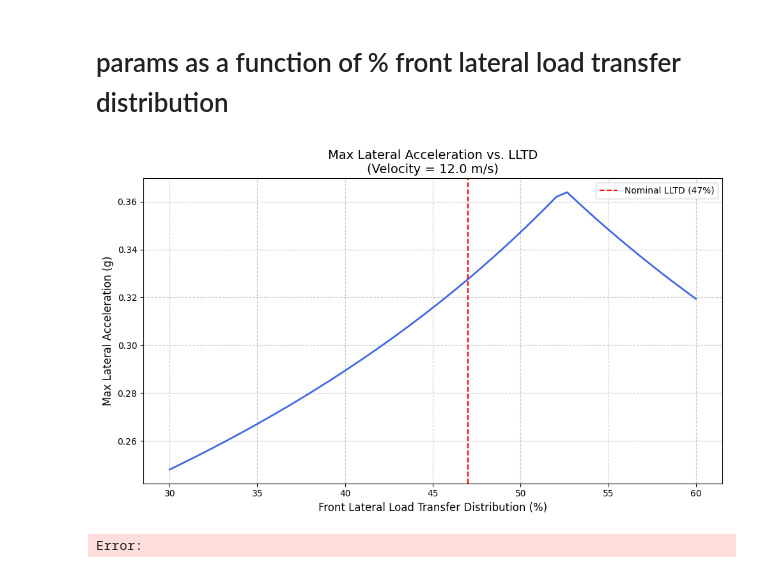
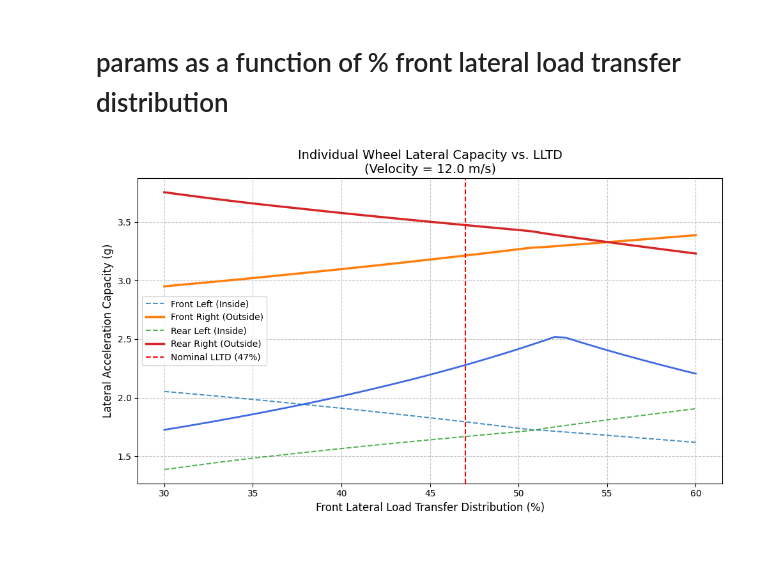
Before and after one commit to Formula-Electric-Berkeley/FEBSim, a Jupyter notebook: GGV_plot/GGV_TireEllipses_Final.ipynb, the cells around one changed output. Cells and saved outputs as stored; diff of their text form; code cells hidden in the pictures.

```diff
--- a/GGV_plot/GGV_TireEllipses_Final.ipynb
+++ b/GGV_plot/GGV_TireEllipses_Final.ipynb
@@ -997,42 +590,93 @@ A = 1.0                 # m^2
 AERO_FRONT_BAL = 0.50   # Aero balance
 
 # Simulation Constraints
-MAX_VELOCITY = 12.0         # m/s (Constant speed requested)
+MAX_VELOCITY = 12.0         # m/s
 ITERATIONS = 10
 
 # Sweep LLTD from 0.3 to 0.6
 lltd_values = np.linspace(0.3, 0.6, 50)
 max_ay_results = []
+ay_fl_results = []
+ay_fr_results = []
+ay_rl_results = []
+ay_rr_results = []
 
+def per_wheel_lat_limits(V, k_longitudinal=2, phi_front=PHI_FRONT):
+    ay_guess = 0.0
+
+    for _ in range(PER_WHEEL_SPEED_ITERATIONS):
+        # Get current vertical loads based on current ay guess
+        Fz_fl, Fz_fr, Fz_rl, Fz_rr = per_wheel_loads(
+            V, ax=0.0, ay=ay_guess, k_longitudinal=k_longitudinal, phi_front=phi_front
+        )
+
+        # Calculate max lateral force capacity for each tire (Fy = mu * Fz)
+        fy_max_fl = peak_lateral(Fz_fl)
+        fy_max_fr = peak_lateral(Fz_fr)
+        fy_max_rl = peak_lateral(Fz_rl)
+        fy_max_rr = peak_lateral(Fz_rr)
+
+        # Convert force to acceleration capacity (a = F / m)
+        ay_fl = fy_max_fl / (M * FRONT_STATIC_FRAC / 2.0)
+        ay_fr = fy_max_fr / (M * FRONT_STATIC_FRAC / 2.0)
+        ay_rl = fy_max_rl / (M * (1.0 - FRONT_STATIC_FRAC) / 2.0)
+        ay_rr = fy_max_rr / (M * (1.0 - FRONT_STATIC_FRAC) / 2.0)
+
+        ay_next = min(ay_fl, ay_fr, ay_rl, ay_rr)
+
+        if abs(ay_next - ay_guess) < 1e-3:
+            break
+        ay_guess = ay_next
+
+    return ay_fl, ay_fr, ay_rl, ay_rr
 
 for phi in lltd_values:
     _, _, max_ay = per_speed_limits(MAX_VELOCITY, k_longitudinal=K_LONGITUDINAL, phi_front=phi)
     max_ay = max_ay
     max_ay_results.append(max_ay)
 
+    ay_fl, ay_fr, ay_rl, ay_rr = per_wheel_lat_limits(MAX_VELOCITY, k_longitudinal=K_LONGITUDINAL, phi_front=phi)
 
-# PLOT
+    ay_fl_results.append(ay_fl)
+    ay_fr_results.append(ay_fr)
+    ay_rl_results.append(ay_rl)
+    ay_rr_results.append(ay_rr)
+
+ay_fl_results = np.array(ay_fl_results) / G
+ay_fr_results = np.array(ay_fr_results) / G
+ay_rl_results = np.array(ay_rl_results) / G
+ay_rr_results = np.array(ay_rr_results) / G
+
+
+# PLOT EVERYTHNG WHOOP WHOOP
 # Create the figure and axes objects
 fig, ax = plt.subplots(figsize=(10, 6))
 
 # Plot the data on the axes object
 ax.plot(lltd_values * 100, np.array(max_ay_results) / G, linewidth=2, color='royalblue')
+ax.plot(lltd_values * 100, ay_fl_results, label='Front Left (Inside)', linestyle='--', alpha=0.8)
+ax.plot(lltd_values * 100, ay_fr_results, label='Front Right (Outside)', linewidth=2.5)
+ax.plot(lltd_values * 100, ay_rl_results, label='Rear Left (Inside)', linestyle='--', alpha=0.8)
+ax.plot(lltd_values * 100, ay_rr_results, label='Rear Right (Outside)', linewidth=2.5)
 
 # Add the reference line
 ax.axvline(x=47, color='red', linestyle='--', label='Nominal LLTD (47%)')
 
 # Set titles and labels using the 'set_' prefix
 ax.set_title(f'Max Lateral Acceleration vs. LLTD\n(Velocity = {MAX_VELOCITY} m/s)', fontsize=14)
 ax.set_xlabel('Front Lateral Load Transfer Distribution (%)', fontsize=12)
 ax.set_ylabel('Max Lateral Acceleration (g)', fontsize=12)
+ax.set_title(f'Individual Wheel Lateral Capacity vs. LLTD\n(Velocity = {MAX_VELOCITY} m/s)', fontsize=14)
+ax.set_xlabel('Front Lateral Load Transfer Distribution (%)', fontsize=12)
+ax.set_ylabel('Lateral Acceleration Capacity (g)', fontsize=12)
+ax.grid(True, which='both', linestyle='--', alpha=0.5)
+ax.legend(loc='upper right', frameon=True)
 
 # Configure grid and legend
 ax.grid(True, which='both', linestyle='--', alpha=0.7)
 ax.legend()
 
-# Final layout adjustments
 fig.tight_layout()
 plt.show()
 # %% [output]
-[figure, old version]
+[figure, new version]
-Error:
```
Also changed, not shown: parts of 4 cells of this notebook.
